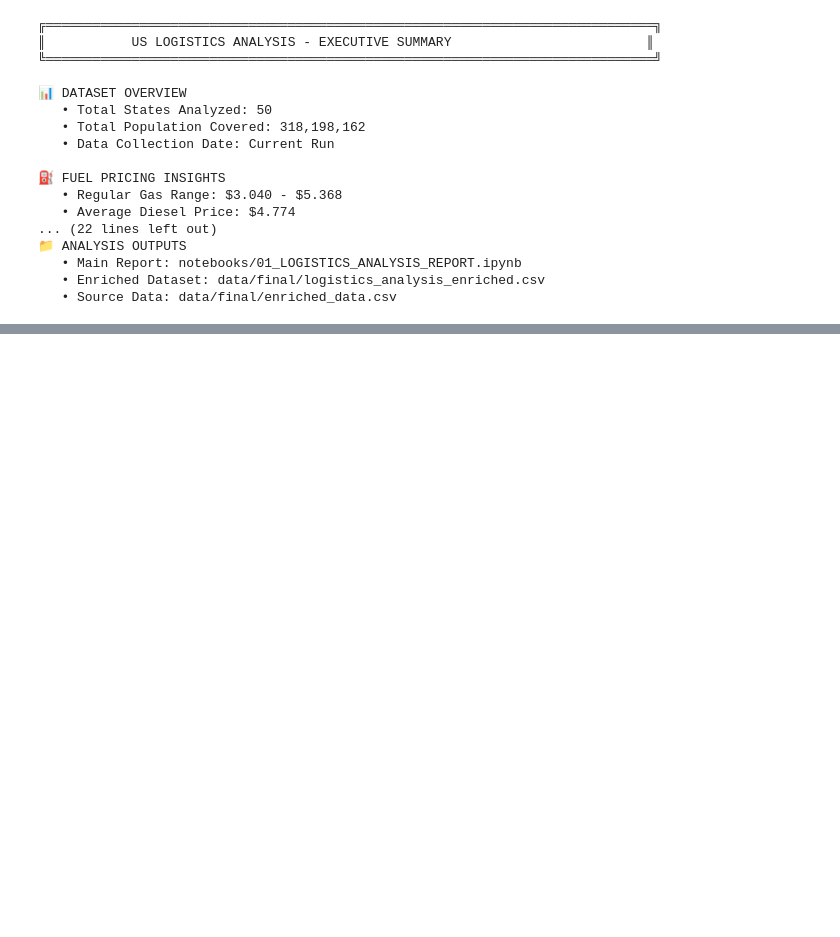
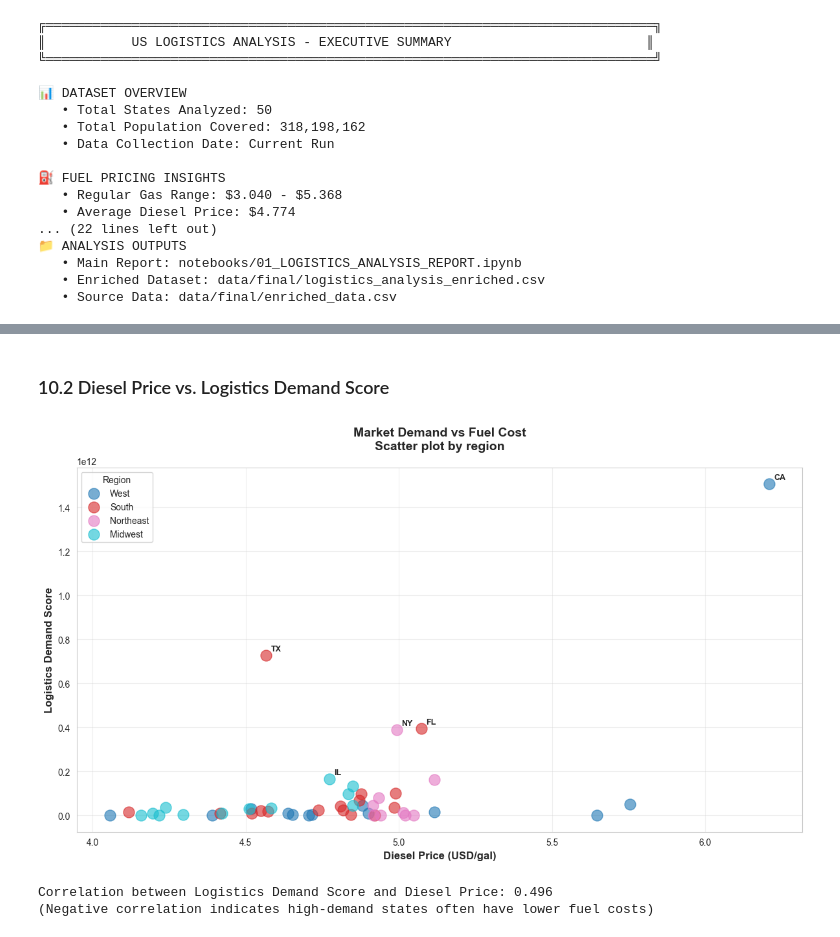
Before and after one commit to juandelaf1/DashLogistics, a Jupyter notebook: notebooks/01_LOGISTICS_ANALYSIS_REPORT.ipynb, the cells around one changed output, grey strips where cells are left out. Saved outputs shown, nothing was run; the diff lists cells and outputs as text; code cells hidden in the pictures; blank space fills up the shorter version.

```diff
--- a/notebooks/01_LOGISTICS_ANALYSIS_REPORT.ipynb
+++ b/notebooks/01_LOGISTICS_ANALYSIS_REPORT.ipynb
@@ -541,0 +632,52 @@ print(summary)
+# %% [markdown]
+### 10.2 Diesel Price vs. Logistics Demand Score
+# %%
+# Add region to df_kpi if not already present
+if 'region' not in df_kpi.columns:
+    df_kpi['region'] = df['region']
+
+# Create scatter plot: Diesel price vs Logistics demand
+fig, ax = plt.subplots(figsize=(12, 7))
+
+# Create scatter with color gradient by region
+regions = df_kpi['region'].unique()
+colors_region = plt.cm.tab10(np.linspace(0, 1, len(regions)))
+region_colors = {r: c for r, c in zip(regions, colors_region)}
+
+for region in regions:
+    mask = df_kpi['region'] == region
+    ax.scatter(df_kpi[mask]['diesel'],
+              df_kpi[mask]['logistics_demand_score'],
+              s=150,
+              alpha=0.6,
+              label=region,
+              color=region_colors[region])
+
+# Add state labels for top opportunities
+top_opp_states = df_kpi.nlargest(5, 'cost_efficiency_index')
+for _, row in top_opp_states.iterrows():
+    ax.annotate(row['state'],
+               (row['diesel'], row['logistics_demand_score']),
+               xytext=(5, 5),
+               textcoords='offset points',
+               fontsize=9,
+               fontweight='bold')
+
+ax.set_xlabel('Diesel Price (USD/gal)', fontsize=12, fontweight='bold')
+ax.set_ylabel('Logistics Demand Score', fontsize=12, fontweight='bold')
+ax.set_title('Market Demand vs Fuel Cost\nScatter plot by region',
+            fontsize=14, fontweight='bold', pad=20)
+ax.legend(loc='best', title='Region', frameon=True)
+ax.grid(True, alpha=0.3)
+
+plt.tight_layout()
+plt.show()
+
+# Calculate correlation
+corr_demand_diesel = df_kpi['logistics_demand_score'].corr(df_kpi['diesel'])
+print(f'\nCorrelation between Logistics Demand Score and Diesel Price: {corr_demand_diesel:.3f}')
+print('(Negative correlation indicates high-demand states often have lower fuel costs)')
+# %% [output]
+[figure, added]
+Correlation between Logistics Demand Score and Diesel Price: 0.496
+(Negative correlation indicates high-demand states often have lower fuel costs)
```
Also changed, not shown: parts of 10 cells of this notebook.
